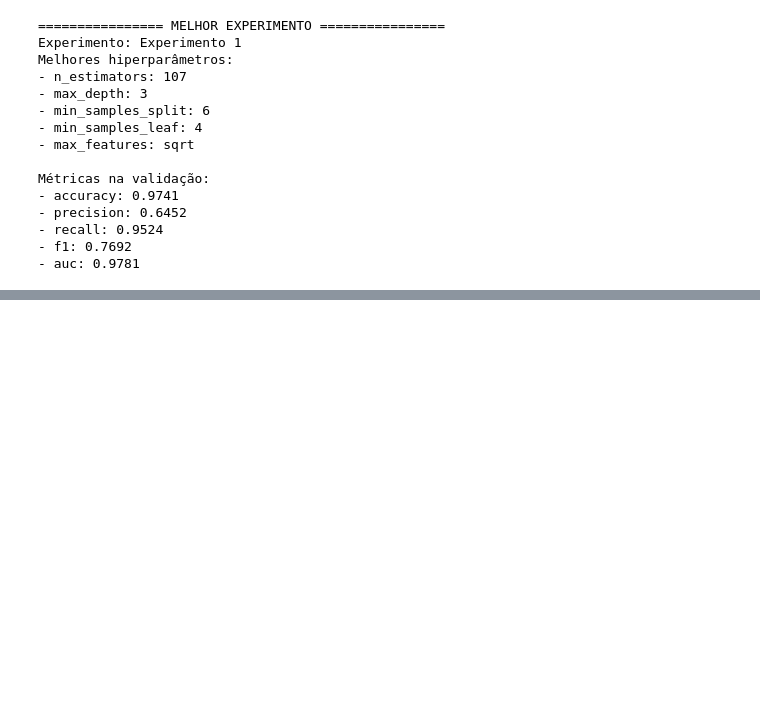
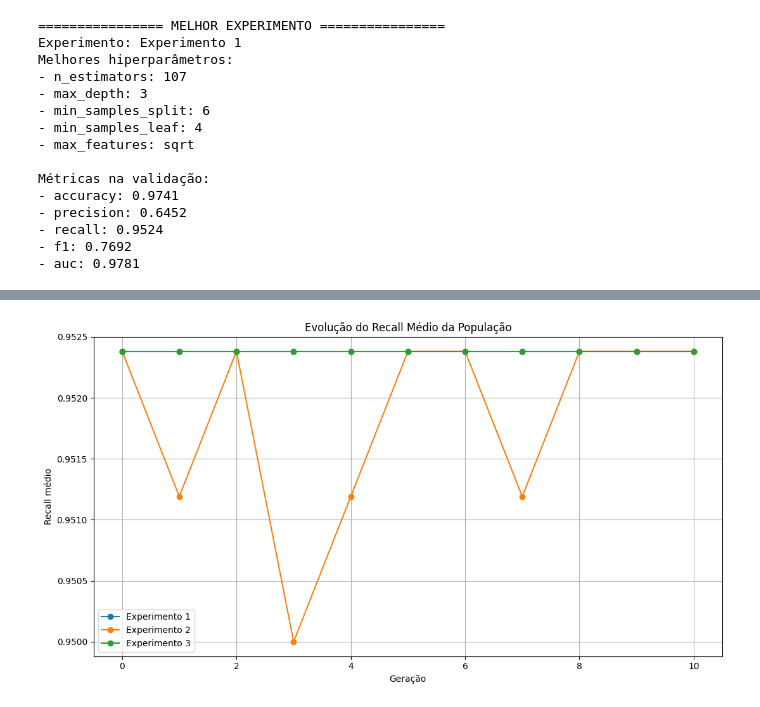
Before and after one commit to Val-Faria/tech-challenge-ia-saude, a Jupyter notebook: 02_otimizacao_hiperparametros_ag.ipynb, the cells around one changed output, grey strips where cells are left out. Cells and saved outputs as stored; diff of their text form; code cells hidden in the pictures; blank space fills up the shorter version.

```diff
--- a/02_otimizacao_hiperparametros_ag.ipynb
+++ b/02_otimizacao_hiperparametros_ag.ipynb
@@ -1041,0 +1108,35 @@ Métricas na validação:
+# %%
+# ============================================================
+# EVOLUÇÃO DO RECALL MÉDIO
+# ============================================================
+
+plt.figure(figsize=(11, 6))
+
+for nome, historico in [
+    ("Experimento 1", historico_g1),
+    ("Experimento 2", historico_g2),
+    ("Experimento 3", historico_g3)
+]:
+    plt.plot(
+        historico["gen"],
+        historico["avg"],
+        marker="o",
+        label=nome
+    )
+
+plt.title("Evolução do Recall Médio da População")
+plt.xlabel("Geração")
+plt.ylabel("Recall médio")
+plt.legend()
+plt.grid(True)
+plt.tight_layout()
+
+plt.savefig(
+    FIGURES_DIR / "evolucao_recall_medio.png",
+    dpi=300,
+    bbox_inches="tight"
+)
+
+plt.show()
+# %% [output]
+[figure, added]
```
Also changed, not shown: parts of 8 cells of this notebook.
